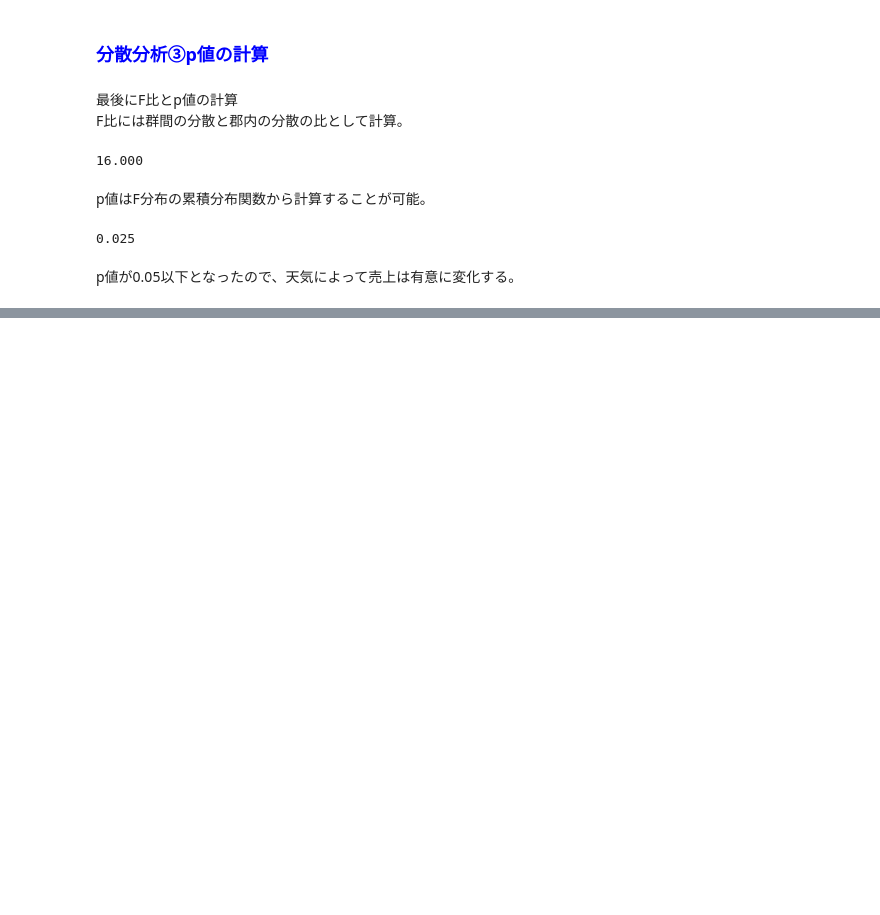
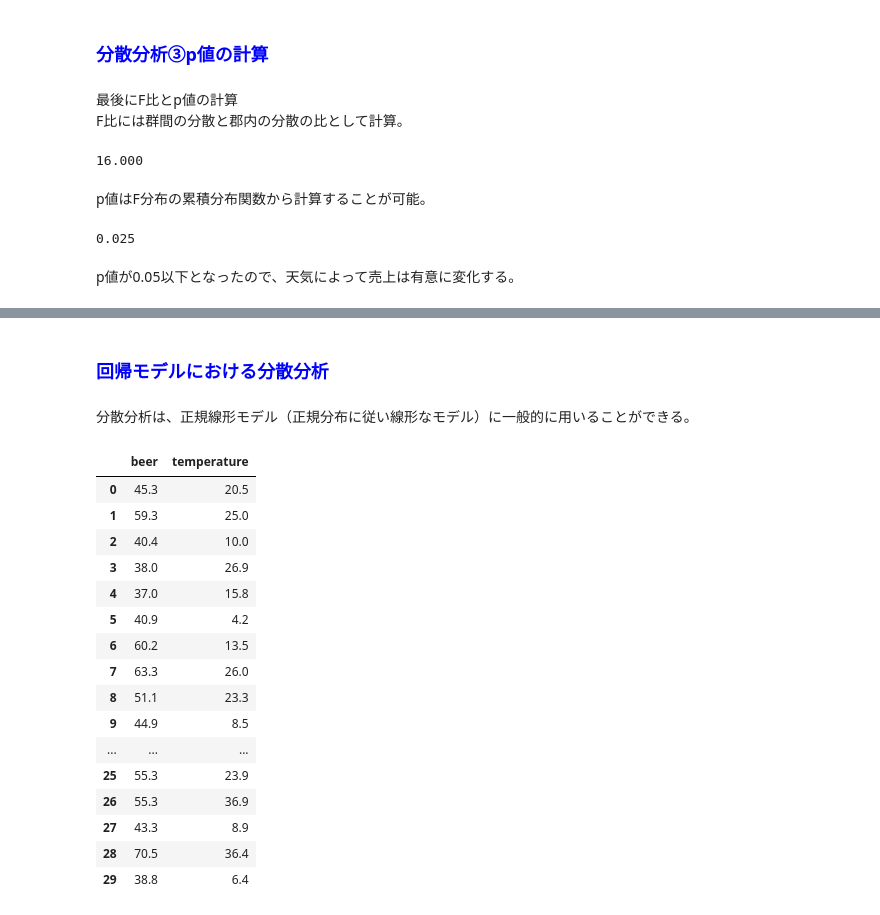
Before and after one commit to TakanoriHasebe/stats_with_python, a Jupyter notebook: 5-02分散分析/分散分析.ipynb, the cells around one changed output, grey strips where cells are left out. Cells and saved outputs as stored; diff of their text form; code cells hidden in the pictures; blank space fills up the shorter version.

```diff
--- a/5-02分散分析/分散分析.ipynb
+++ b/5-02分散分析/分散分析.ipynb
@@ -187,0 +263,4 @@ p値が0.05以下となったので、天気によって売上は有意に変化
+# %% [markdown]
+### <font color='blue'>回帰モデルにおける分散分析</font>
+# %% [markdown]
+分散分析は、正規線形モデル（正規分布に従い線形なモデル）に一般的に用いることができる。<br>
@@ -187,0 +270,20 @@ p値が0.05以下となったので、天気によって売上は有意に変化
+# %%
+beer
+# %% [output]
+|  | beer | temperature |
+| 0 | 45.3 | 20.5 |
+| 1 | 59.3 | 25.0 |
+| 2 | 40.4 | 10.0 |
+| 3 | 38.0 | 26.9 |
+| 4 | 37.0 | 15.8 |
+| 5 | 40.9 | 4.2 |
+| 6 | 60.2 | 13.5 |
+| 7 | 63.3 | 26.0 |
+| 8 | 51.1 | 23.3 |
+| 9 | 44.9 | 8.5 |
+| ... | ... | ... |
+| 25 | 55.3 | 23.9 |
+| 26 | 55.3 | 36.9 |
+| 27 | 43.3 | 8.9 |
+| 28 | 70.5 | 36.4 |
+| 29 | 38.8 | 6.4 |
```
Also changed, not shown: parts of 29 cells of this notebook, 2 other files.
